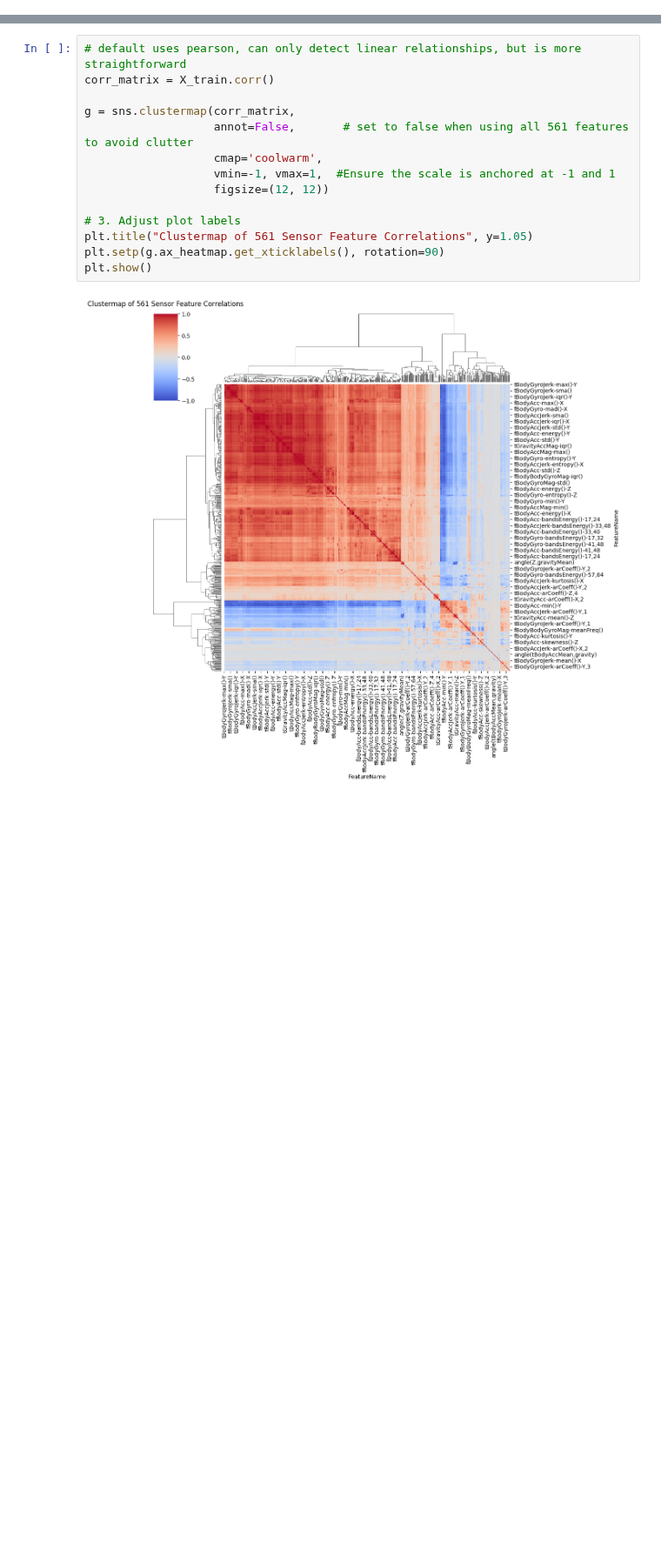
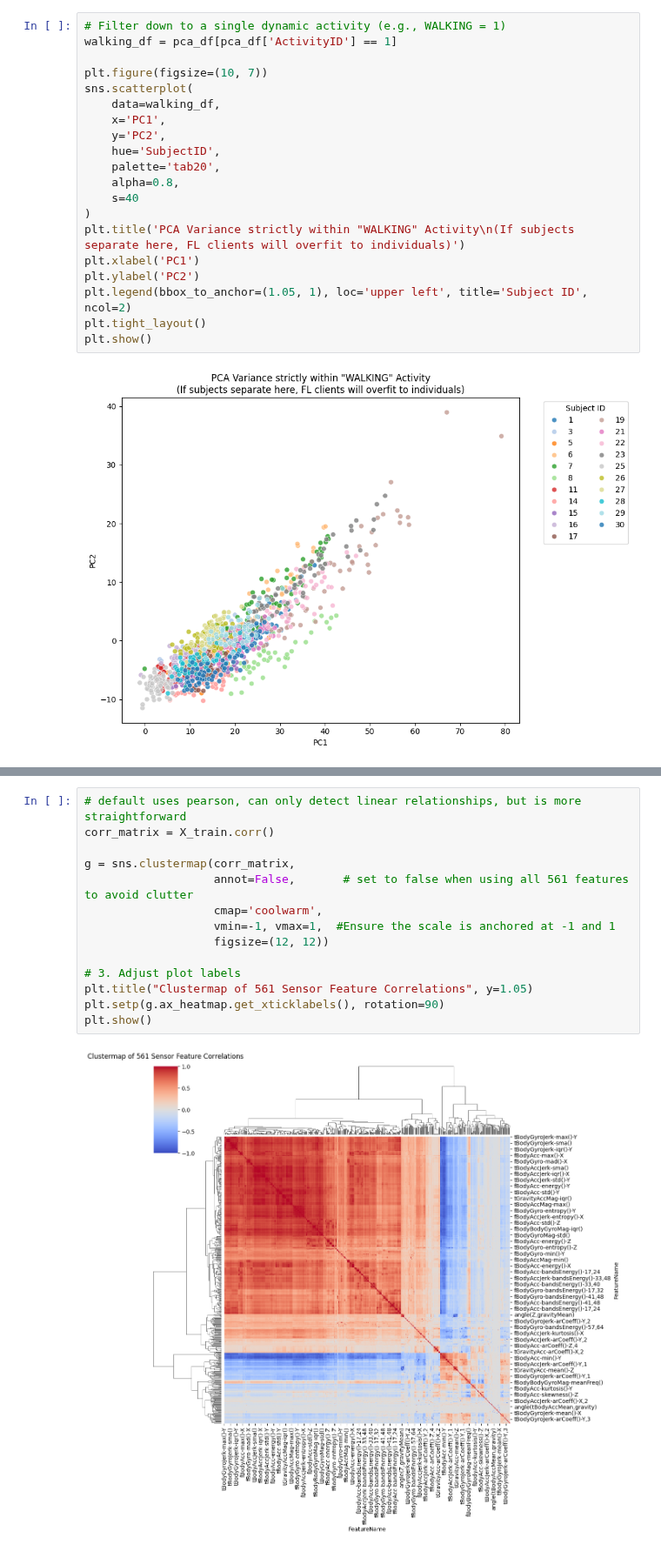
Before and after one commit to lorenz-k/FML-Activity-Classification, a Jupyter notebook: notebooks/data_exploration.ipynb, the cells around one changed output, grey strips where cells are left out. Shown at 87% size. Cells and saved outputs as stored; diff of their text form; blank space fills up the shorter version.

```diff
--- a/notebooks/data_exploration.ipynb
+++ b/notebooks/data_exploration.ipynb
@@ -52,0 +186,22 @@ X_train
+# %%
+# Filter down to a single dynamic activity (e.g., WALKING = 1)
+walking_df = pca_df[pca_df['ActivityID'] == 1]
+
+plt.figure(figsize=(10, 7))
+sns.scatterplot(
+    data=walking_df,
+    x='PC1',
+    y='PC2',
+    hue='SubjectID',
+    palette='tab20',
+    alpha=0.8,
+    s=40
+)
+plt.title('PCA Variance strictly within "WALKING" Activity\n(If subjects separate here, FL clients will overfit to individuals)')
+plt.xlabel('PC1')
+plt.ylabel('PC2')
+plt.legend(bbox_to_anchor=(1.05, 1), loc='upper left', title='Subject ID', ncol=2)
+plt.tight_layout()
+plt.show()
+# %% [output]
+[figure, added]
```
Also changed, not shown: parts of 10 cells of this notebook, 2 other files.
